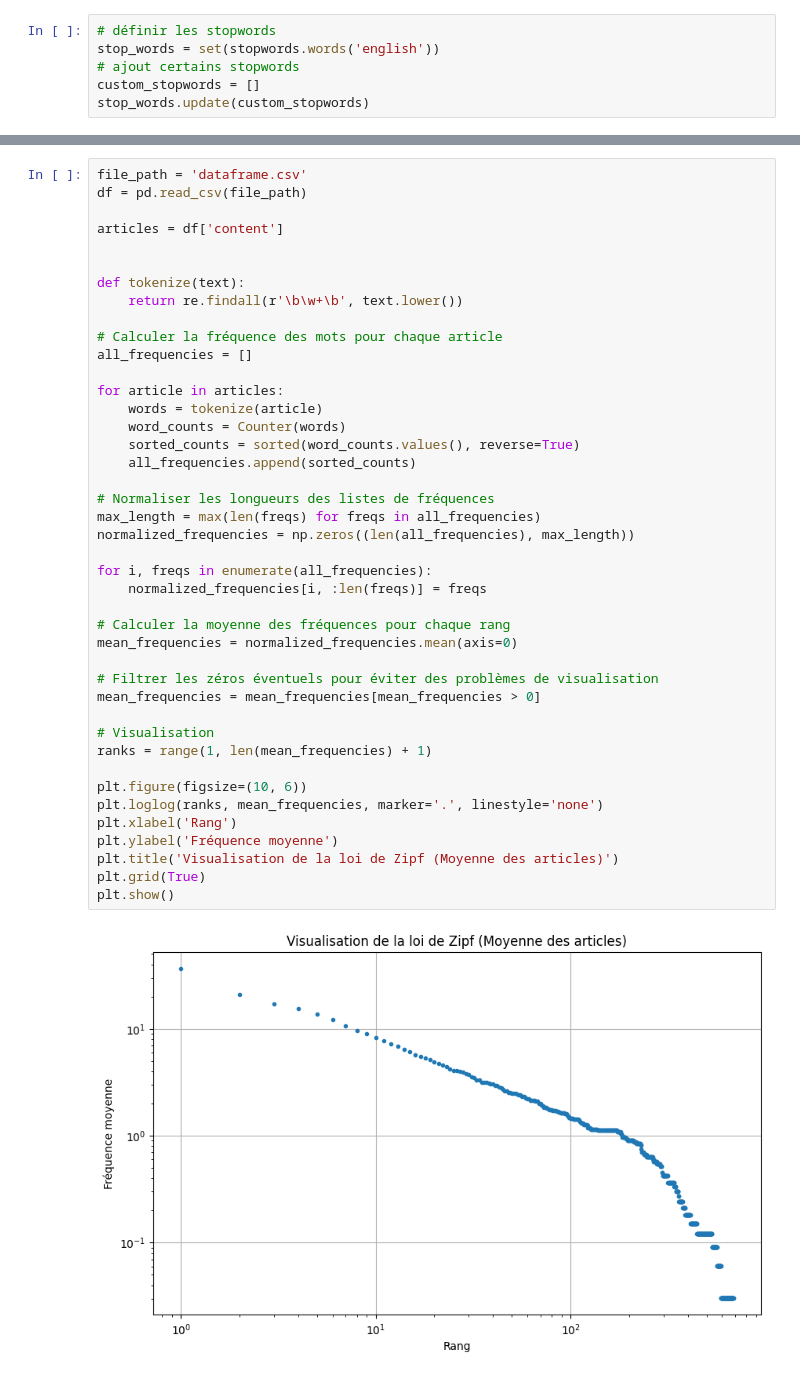
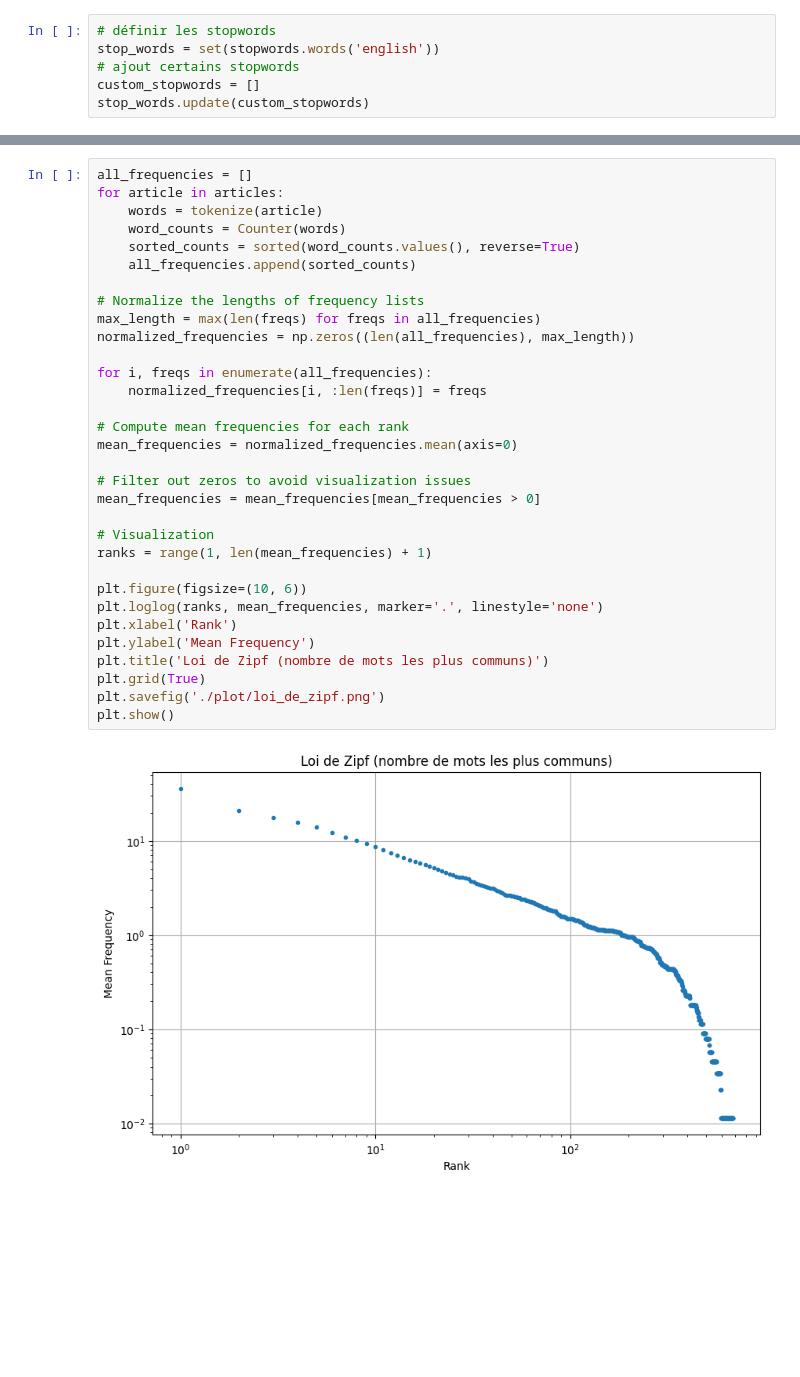
Before and after one commit to Lidan0241/OTC-projet, a Jupyter notebook: data_visualization.ipynb, the cells around one changed output, grey strips where cells are left out. Drawn from its saved outputs; the diff is of its cells as text; blank space fills up the shorter version.

```diff
--- a/data_visualization.ipynb
+++ b/data_visualization.ipynb
@@ -54,44 +136,34 @@ def frequent_word(text):
 # %%
-file_path = 'dataframe.csv'
-df = pd.read_csv(file_path)
-
-articles = df['content']
-
-
-def tokenize(text):
-    return re.findall(r'\b\w+\b', text.lower())
-
-# Calculer la fréquence des mots pour chaque article
 all_frequencies = []
-
 for article in articles:
     words = tokenize(article)
     word_counts = Counter(words)
     sorted_counts = sorted(word_counts.values(), reverse=True)
     all_frequencies.append(sorted_counts)
 
-# Normaliser les longueurs des listes de fréquences
+# Normalize the lengths of frequency lists
 max_length = max(len(freqs) for freqs in all_frequencies)
 normalized_frequencies = np.zeros((len(all_frequencies), max_length))
 
 for i, freqs in enumerate(all_frequencies):
     normalized_frequencies[i, :len(freqs)] = freqs
 
-# Calculer la moyenne des fréquences pour chaque rang
+# Compute mean frequencies for each rank
 mean_frequencies = normalized_frequencies.mean(axis=0)
 
-# Filtrer les zéros éventuels pour éviter des problèmes de visualisation
+# Filter out zeros to avoid visualization issues
 mean_frequencies = mean_frequencies[mean_frequencies > 0]
 
-# Visualisation
+# Visualization
 ranks = range(1, len(mean_frequencies) + 1)
 
 plt.figure(figsize=(10, 6))
 plt.loglog(ranks, mean_frequencies, marker='.', linestyle='none')
-plt.xlabel('Rang')
-plt.ylabel('Fréquence moyenne')
-plt.title('Visualisation de la loi de Zipf (Moyenne des articles)')
+plt.xlabel('Rank')
+plt.ylabel('Mean Frequency')
+plt.title('Loi de Zipf (nombre de mots les plus communs)')
 plt.grid(True)
+plt.savefig('./plot/loi_de_zipf.png')
 plt.show()
 # %% [output]
-[figure, old version]
+[figure, new version]
```
Also changed, not shown: parts of 8 cells of this notebook, 8 other files.
